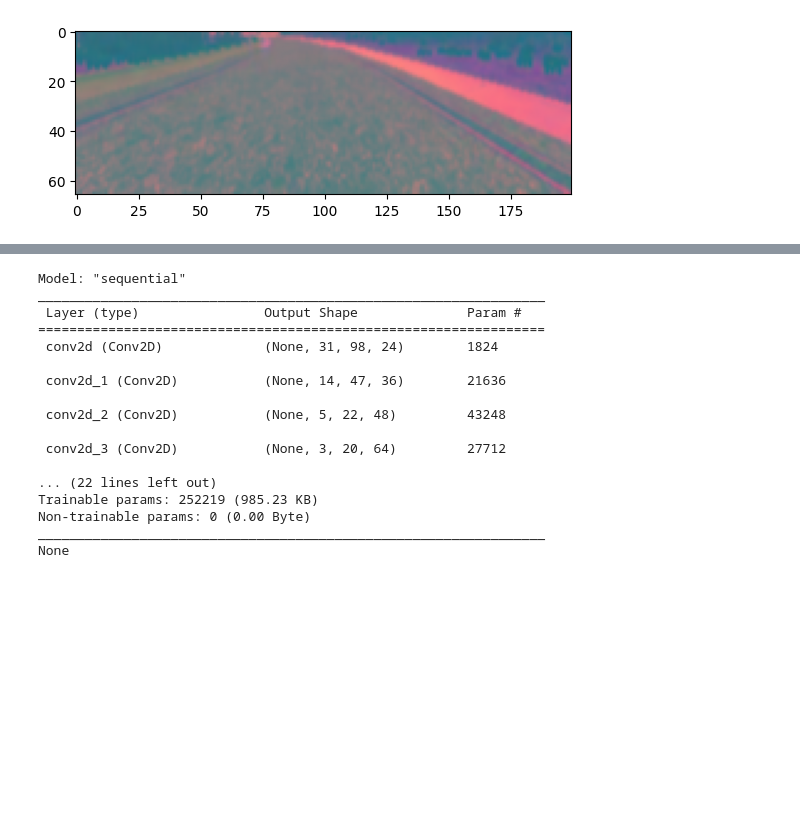
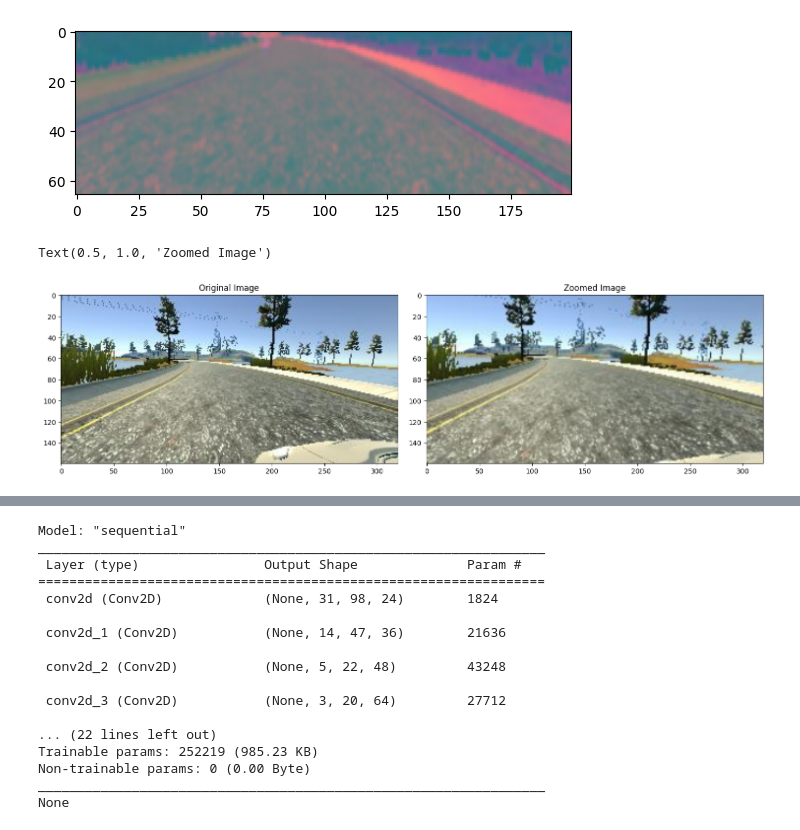
Before and after one commit to ChiaHouTan/ADS_2020_-ALT_ASS_Chia_Hou_Tan, a Jupyter notebook: D00223937_Smart_Tech_CA2.ipynb, the cells around one changed output, grey strips where cells are left out. Drawn from its saved outputs; the diff is of its cells as text; code cells hidden in the pictures; blank space fills up the shorter version.

```diff
--- a/D00223937_Smart_Tech_CA2.ipynb
+++ b/D00223937_Smart_Tech_CA2.ipynb
@@ -218,0 +228,18 @@ plt.imshow(X_train[random.randint(0, len(X_train)-1)])
+# %%
+def zoom(image_to_zoom):
+    zoom_func = iaa.Affine(scale=(1, 1.3))
+    z_image = zoom_func.augment_image(image_to_zoom)
+    return z_image
+# %%
+image = image_paths[random.randint(0, 1000)]
+original_image = mpimg.imread(image)
+zoomed_image = zoom(original_image)
+fig, axs = plt.subplots(1, 2, figsize=(15, 10))
+fig.tight_layout()
+axs[0].imshow(original_image)
+axs[0].set_title("Original Image")
+axs[1].imshow(zoomed_image)
+axs[1].set_title("Zoomed Image")
+# %% [output]
+Text(0.5, 1.0, 'Zoomed Image')
+[figure, added]
```
Also changed, not shown: parts of 5 cells of this notebook.
